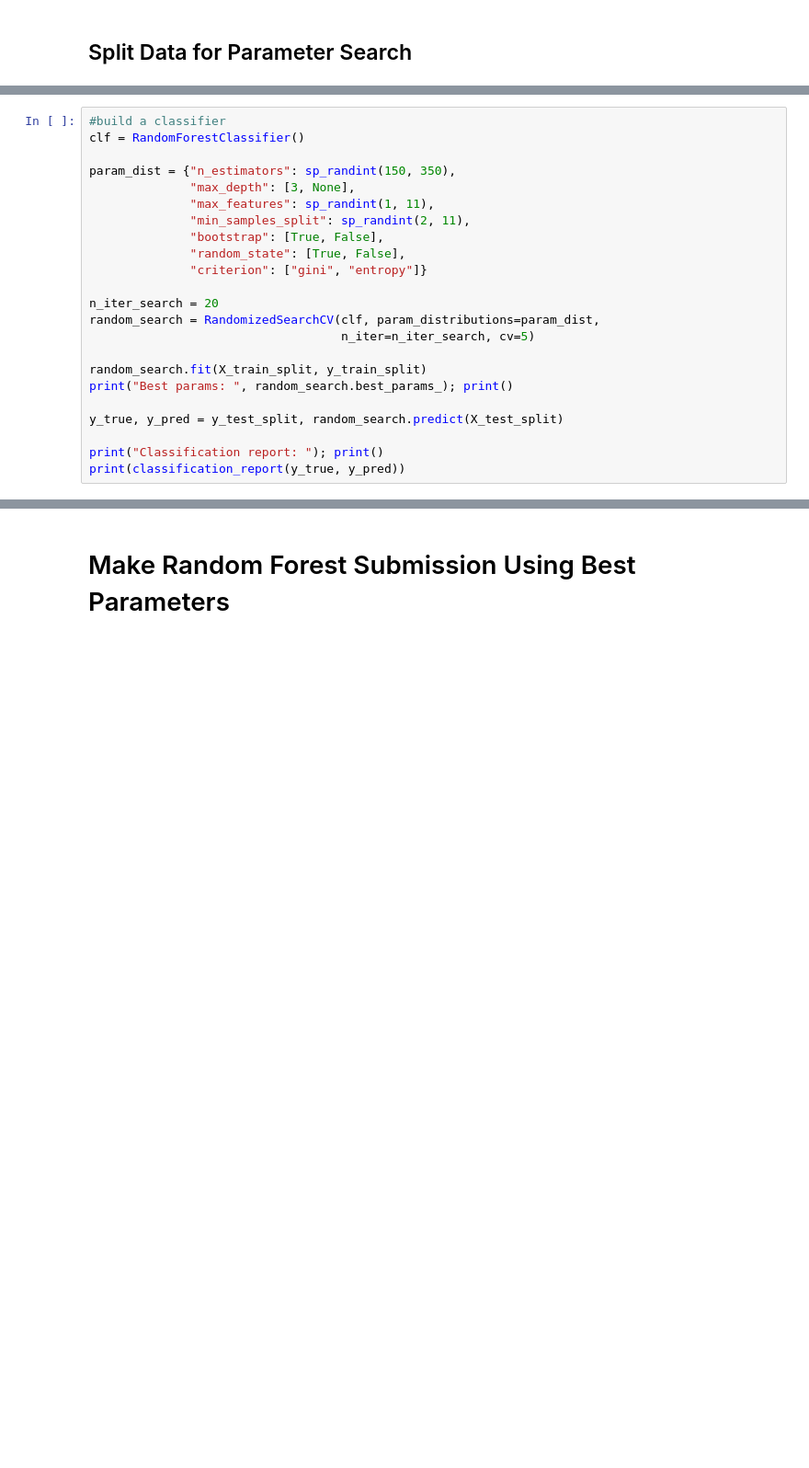
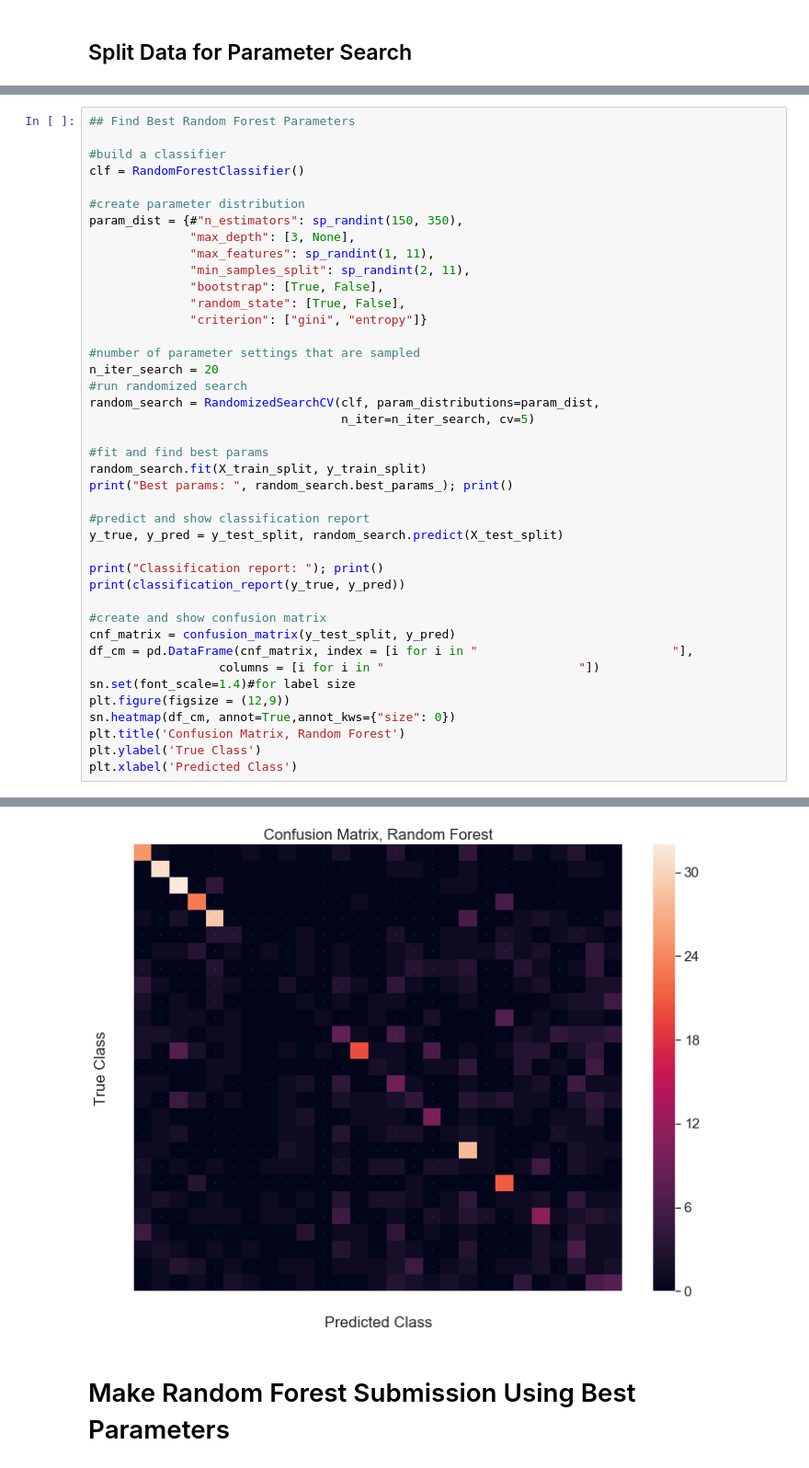
Before and after one commit to pbarrett21/Machine-Learning-Kaggle-Tiny-Image-Classification-Competition, a Jupyter notebook: Tiny Image Classification.ipynb, the cells around one changed output, grey strips where cells are left out. Shown: that part at 92% size. Saved outputs shown, nothing was run; the diff lists cells and outputs as text; blank space fills up the shorter version.

```diff
--- a/Tiny Image Classification.ipynb
+++ b/Tiny Image Classification.ipynb
@@ -60,8 +116,11 @@ df.to_csv('PaulBarrett_KNN_submission.csv',index_label='ID',columns=['Label'])
 # %%
+## Find Best Random Forest Parameters
+
 #build a classifier
 clf = RandomForestClassifier()
 
-param_dist = {"n_estimators": sp_randint(150, 350),
+#create parameter distribution
+param_dist = {#"n_estimators": sp_randint(150, 350),
               "max_depth": [3, None],
               "max_features": sp_randint(1, 11),
               "min_samples_split": sp_randint(2, 11),
@@ -69,15 +128,30 @@ param_dist = {"n_estimators": sp_randint(150, 350),
               "random_state": [True, False],
               "criterion": ["gini", "entropy"]}
 
+#number of parameter settings that are sampled
 n_iter_search = 20
+#run randomized search
 random_search = RandomizedSearchCV(clf, param_distributions=param_dist,
                                    n_iter=n_iter_search, cv=5)
 
+#fit and find best params
 random_search.fit(X_train_split, y_train_split)
 print("Best params: ", random_search.best_params_); print()
 
+#predict and show classification report
 y_true, y_pred = y_test_split, random_search.predict(X_test_split)
 
 print("Classification report: "); print()
 print(classification_report(y_true, y_pred))
+
+#create and show confusion matrix
+cnf_matrix = confusion_matrix(y_test_split, y_pred)
+df_cm = pd.DataFrame(cnf_matrix, index = [i for i in "                           "],
+                  columns = [i for i in "                           "])
+sn.set(font_scale=1.4)#for label size
+plt.figure(figsize = (12,9))
+sn.heatmap(df_cm, annot=True,annot_kws={"size": 0})
+plt.title('Confusion Matrix, Random Forest')
+plt.ylabel('True Class')
+plt.xlabel('Predicted Class')
 # %% [output]
@@ -101,3 +176,4 @@ avg / total       0.37      0.42      0.37       841
+[figure, added]
 # %% [markdown]
 # Make Random Forest Submission Using Best Parameters
 # %%
```
Also changed, not shown: parts of 13 cells of this notebook.
